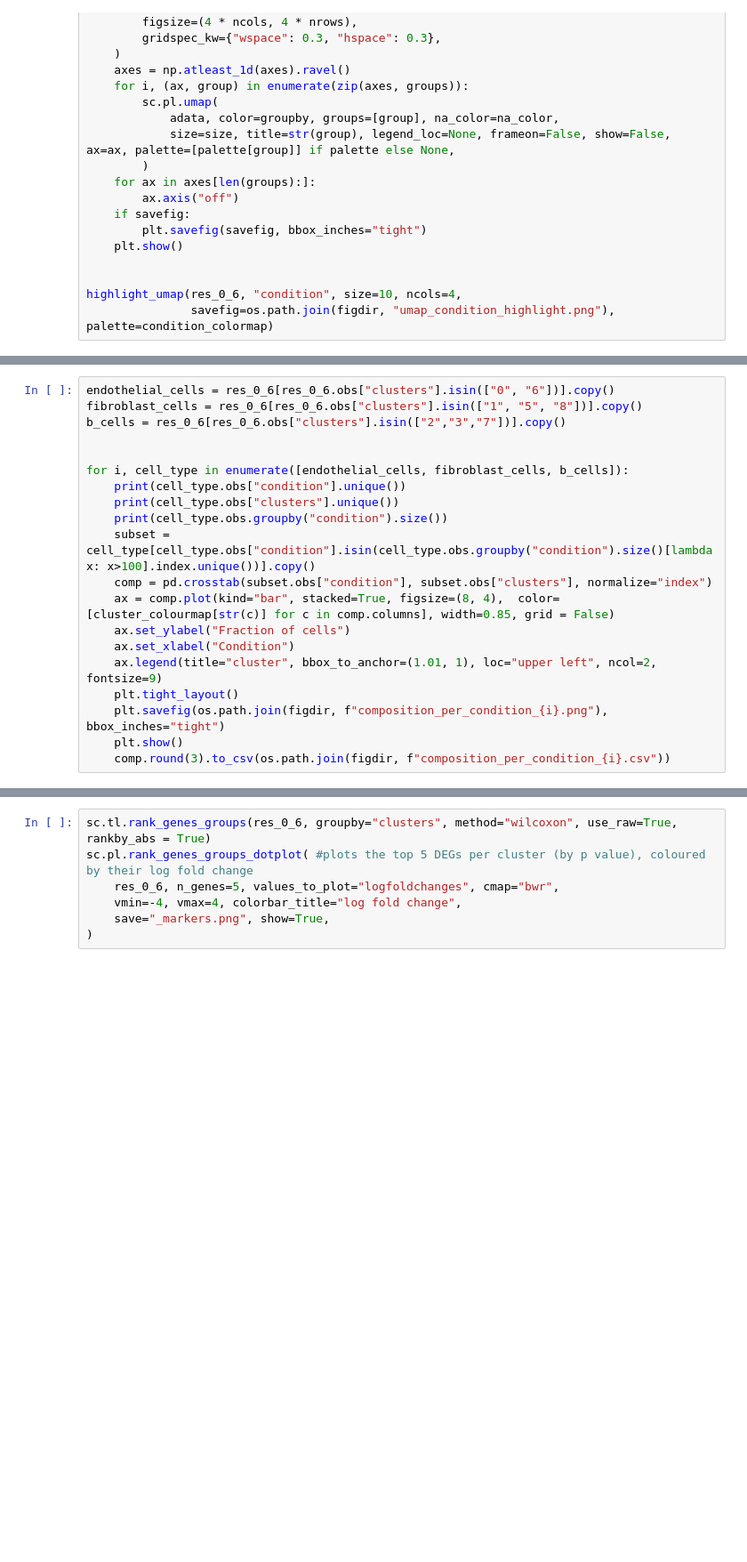
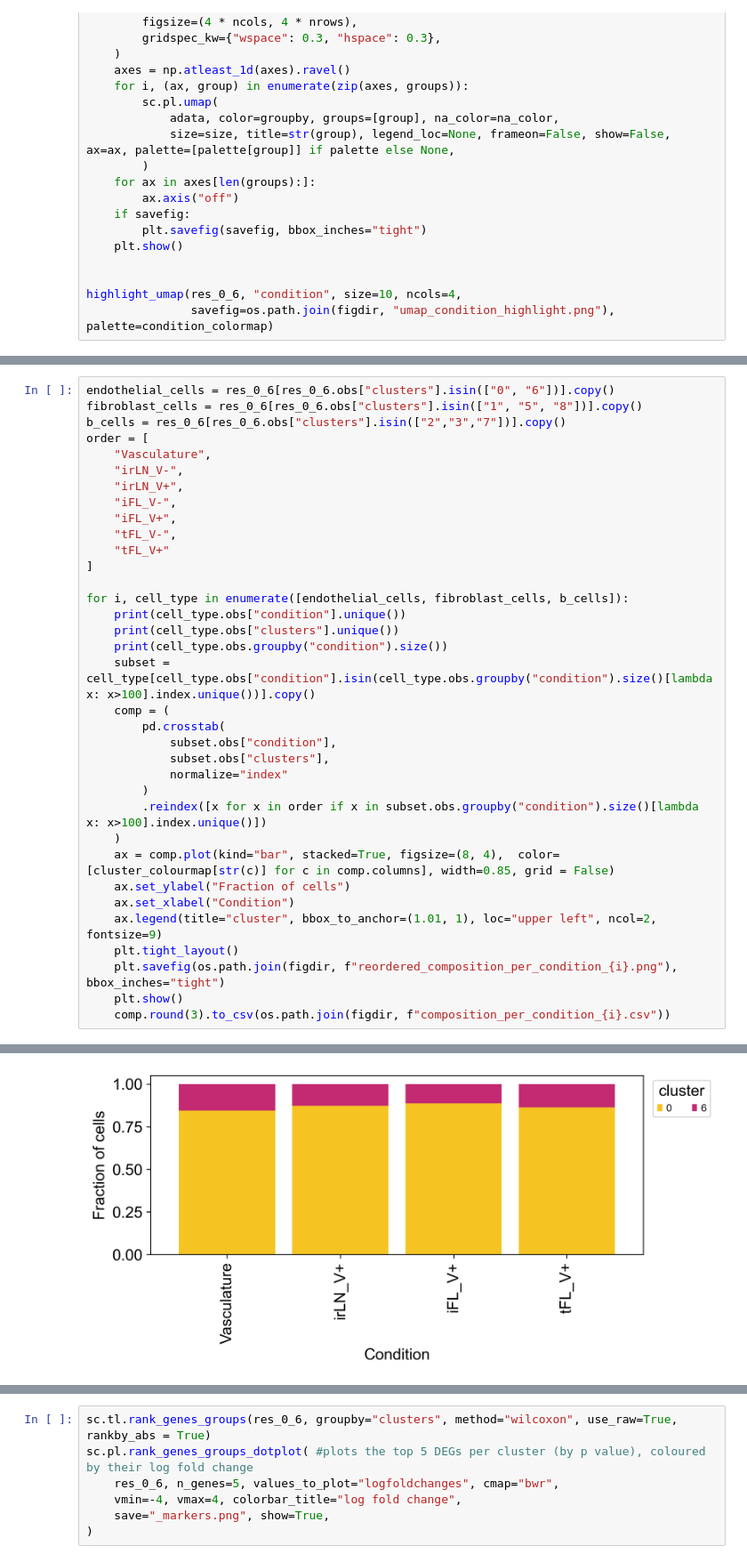
Before and after one commit to isobelth/sequencing, a Jupyter notebook: parse_biosciences_seq.ipynb, the cells around one changed output, grey strips where cells are left out. Shown at 89% size. Saved outputs shown, nothing was run; the diff lists cells and outputs as text; blank space fills up the shorter version.

```diff
--- a/parse_biosciences_seq.ipynb
+++ b/parse_biosciences_seq.ipynb
@@ -104,19 +107,35 @@ comp.round(3).to_csv(os.path.join(figdir, "composition_per_condition.csv"))
 endothelial_cells = res_0_6[res_0_6.obs["clusters"].isin(["0", "6"])].copy()
 fibroblast_cells = res_0_6[res_0_6.obs["clusters"].isin(["1", "5", "8"])].copy()
 b_cells = res_0_6[res_0_6.obs["clusters"].isin(["2","3","7"])].copy()
-
+order = [
+    "Vasculature",
+    "irLN_V-",
+    "irLN_V+",
+    "iFL_V-",
+    "iFL_V+",
+    "tFL_V-",
+    "tFL_V+"
+]
 
 for i, cell_type in enumerate([endothelial_cells, fibroblast_cells, b_cells]):
     print(cell_type.obs["condition"].unique())
     print(cell_type.obs["clusters"].unique())
     print(cell_type.obs.groupby("condition").size())
     subset = cell_type[cell_type.obs["condition"].isin(cell_type.obs.groupby("condition").size()[lambda x: x>100].index.unique())].copy()
-    comp = pd.crosstab(subset.obs["condition"], subset.obs["clusters"], normalize="index")
+    comp = (
+        pd.crosstab(
+            subset.obs["condition"],
+            subset.obs["clusters"],
+            normalize="index"
+        )
+        .reindex([x for x in order if x in subset.obs.groupby("condition").size()[lambda x: x>100].index.unique()])
+    )
     ax = comp.plot(kind="bar", stacked=True, figsize=(8, 4),  color=[cluster_colourmap[str(c)] for c in comp.columns], width=0.85, grid = False)
     ax.set_ylabel("Fraction of cells")
     ax.set_xlabel("Condition")
     ax.legend(title="cluster", bbox_to_anchor=(1.01, 1), loc="upper left", ncol=2, fontsize=9)
     plt.tight_layout()
-    plt.savefig(os.path.join(figdir, f"composition_per_condition_{i}.png"), bbox_inches="tight")
+    plt.savefig(os.path.join(figdir, f"reordered_composition_per_condition_{i}.png"), bbox_inches="tight")
     plt.show()
     comp.round(3).to_csv(os.path.join(figdir, f"composition_per_condition_{i}.csv"))
+# %% [output]
@@ -122,0 +155 @@ for i, cell_type in enumerate([endothelial_cells, fibroblast_cells, b_cells]):
+[figure, added]
```
Also changed, not shown: parts of 4 cells of this notebook, 3 other files.
